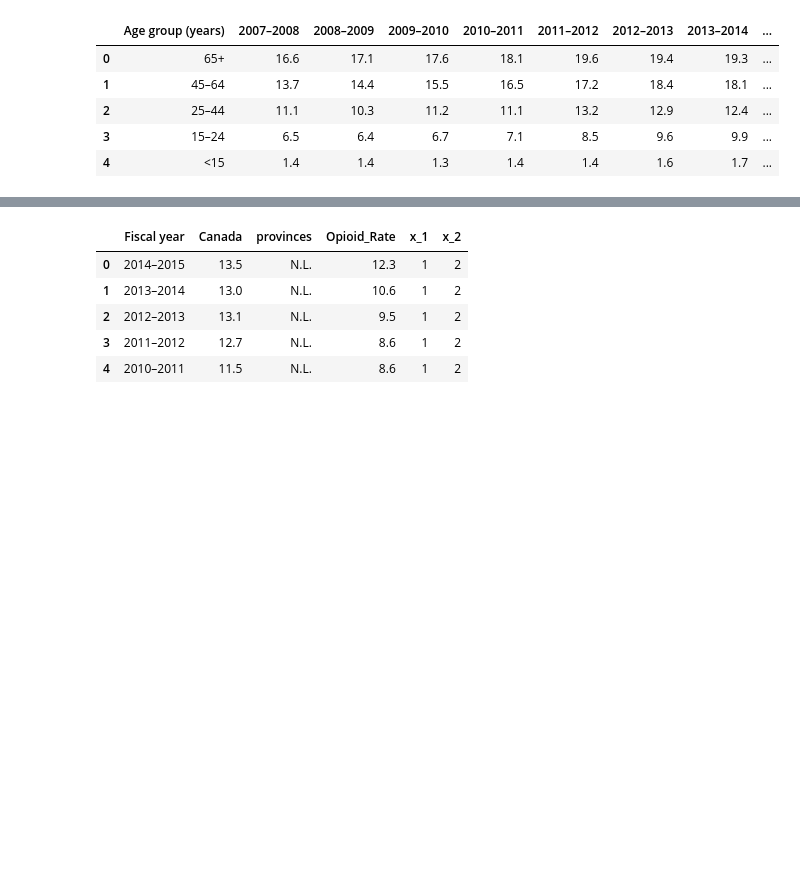
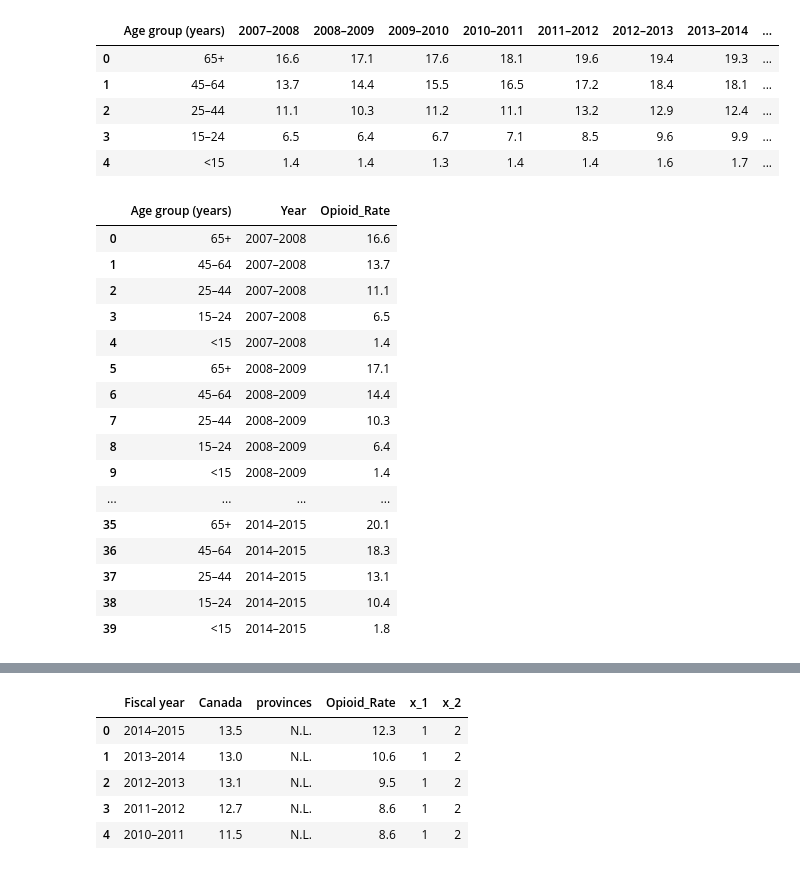
Before and after one commit to JulienAssouline/data-studios-projects, a Jupyter notebook: code/Opioid Canada/Opioid in Canada.ipynb, the cells around one changed output, grey strips where cells are left out. Drawn from its saved outputs; the diff is of its cells as text; code cells hidden in the pictures; blank space fills up the shorter version.

Commit message:
Opioid_bar_chart

```diff
--- a/code/Opioid Canada/Opioid in Canada.ipynb
+++ b/code/Opioid Canada/Opioid in Canada.ipynb
@@ -30,3 +30,25 @@ df_age
 | 2 | 25–44 | 11.1 | 10.3 | 11.2 | 11.1 | 13.2 | 12.9 | 12.4 | ... |
 | 3 | 15–24 | 6.5 | 6.4 | 6.7 | 7.1 | 8.5 | 9.6 | 9.9 | ... |
 | 4 | <15 | 1.4 | 1.4 | 1.3 | 1.4 | 1.4 | 1.6 | 1.7 | ... |
+# %%
+df_age_long = df_age.melt(var_name='Year', value_name='Opioid_Rate', id_vars=['Age group (years)'])
+# %%
+df_age_long
+# %% [output]
+|  | Age group (years) | Year | Opioid_Rate |
+| 0 | 65+ | 2007–2008 | 16.6 |
+| 1 | 45–64 | 2007–2008 | 13.7 |
+| 2 | 25–44 | 2007–2008 | 11.1 |
+| 3 | 15–24 | 2007–2008 | 6.5 |
+| 4 | <15 | 2007–2008 | 1.4 |
+| 5 | 65+ | 2008–2009 | 17.1 |
+| 6 | 45–64 | 2008–2009 | 14.4 |
+| 7 | 25–44 | 2008–2009 | 10.3 |
+| 8 | 15–24 | 2008–2009 | 6.4 |
+| 9 | <15 | 2008–2009 | 1.4 |
+| ... | ... | ... | ... |
+| 35 | 65+ | 2014–2015 | 20.1 |
+| 36 | 45–64 | 2014–2015 | 18.3 |
+| 37 | 25–44 | 2014–2015 | 13.1 |
+| 38 | 15–24 | 2014–2015 | 10.4 |
+| 39 | <15 | 2014–2015 | 1.8 |
```
Also changed, not shown: parts of 3 cells of this notebook, 3 other files.
